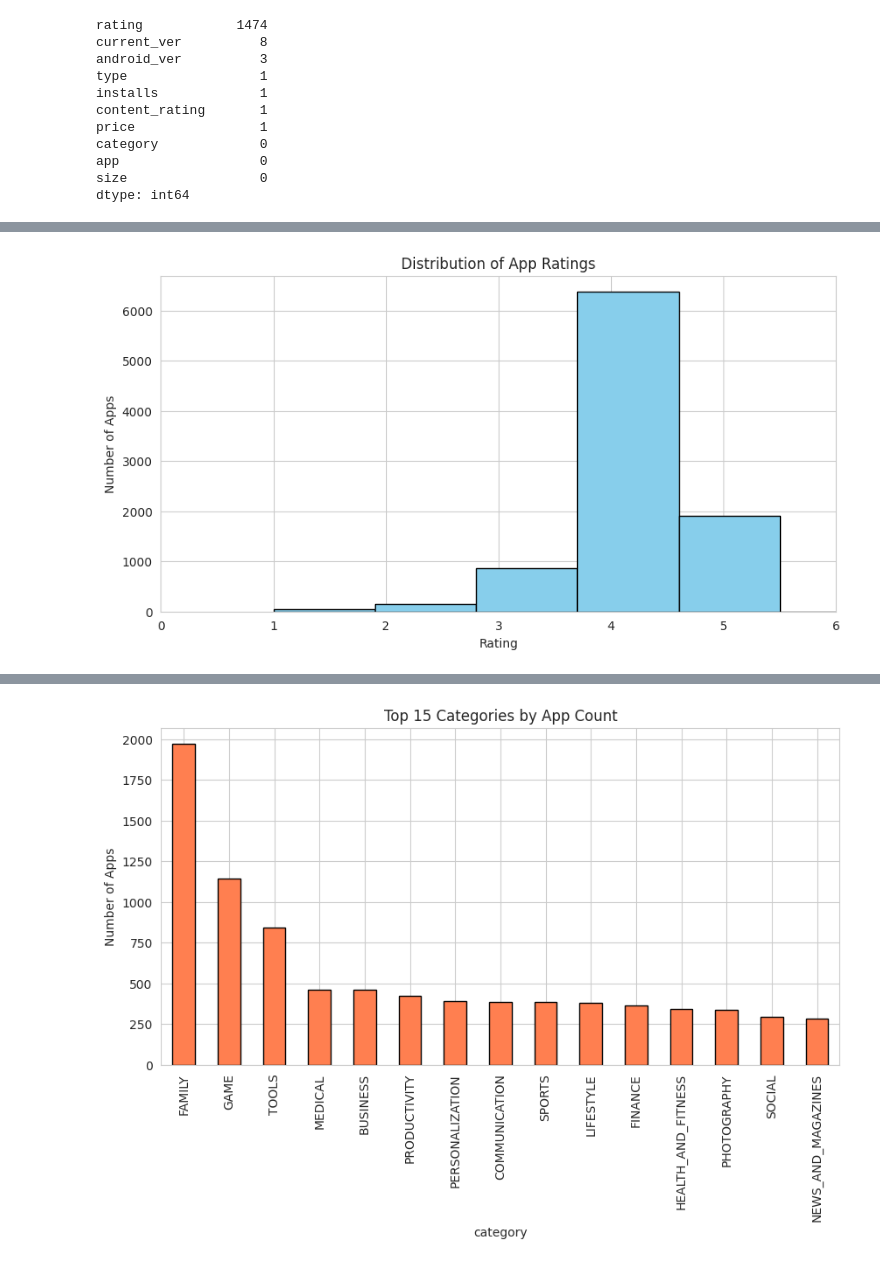
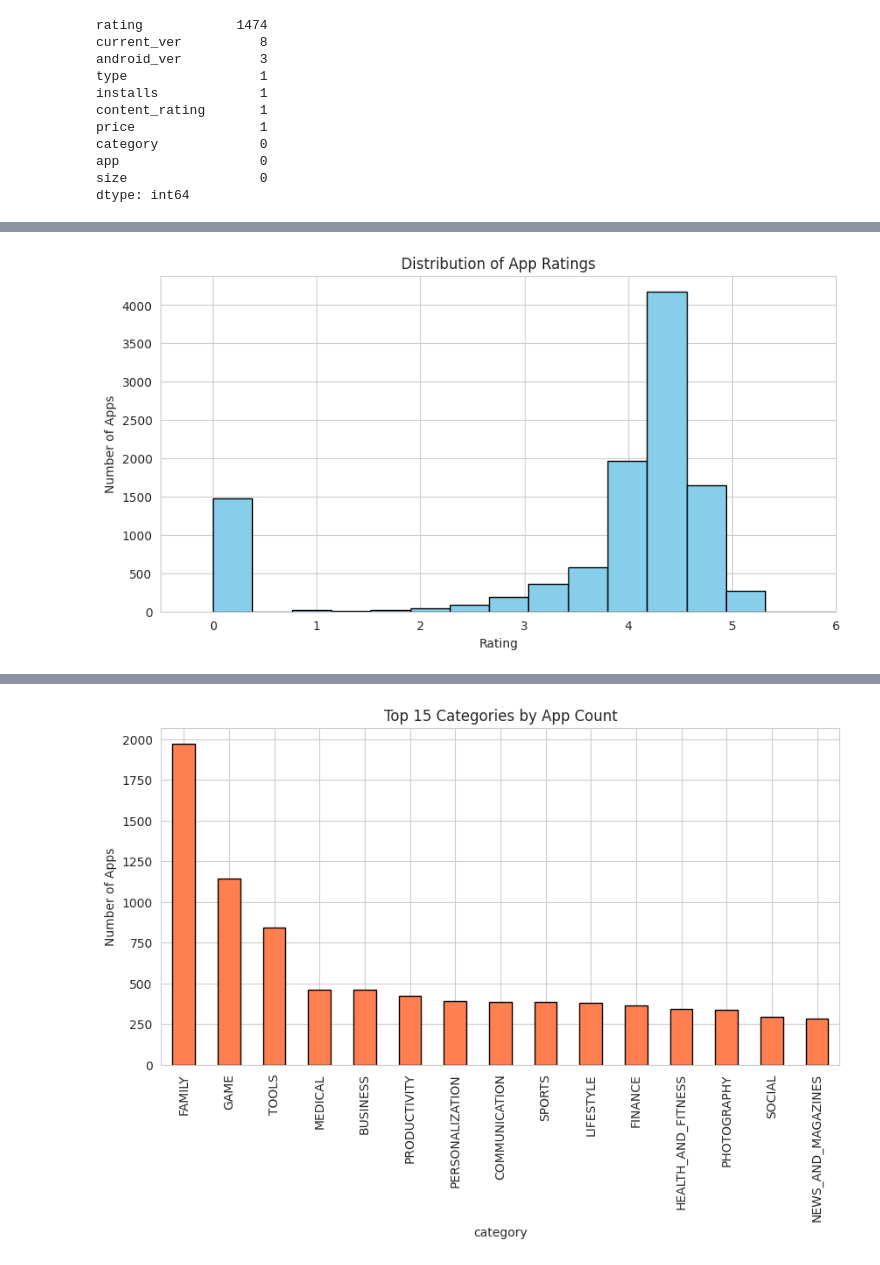
Before and after one commit to gaurav00700/SentimentAnalysis_GooglePlayStoreApps, a Jupyter notebook: part1_exploration_googleplay.ipynb, the cells around one changed output, grey strips where cells are left out. Cells and saved outputs as stored; diff of their text form; code cells hidden in the pictures.

```diff
--- a/part1_exploration_googleplay.ipynb
+++ b/part1_exploration_googleplay.ipynb
@@ -118,10 +110,10 @@ dtype: int64
 # %%
 # Ratings Distribution
-apps_clean['rating'].hist(bins=20, color='skyblue', edgecolor='black')
+apps_clean['rating'].fillna(0.0).hist(bins=50, color='skyblue', edgecolor='black')
 plt.title("Distribution of App Ratings")
 plt.xlabel("Rating")
 plt.ylabel("Number of Apps")
-plt.xlim(0, 6)
+plt.xlim(-0.5, 6)
 plt.show()
 # %% [output]
-[figure, old version]
+[figure, new version]
```
Also changed, not shown: parts of 9 cells of this notebook, 1 other file.
